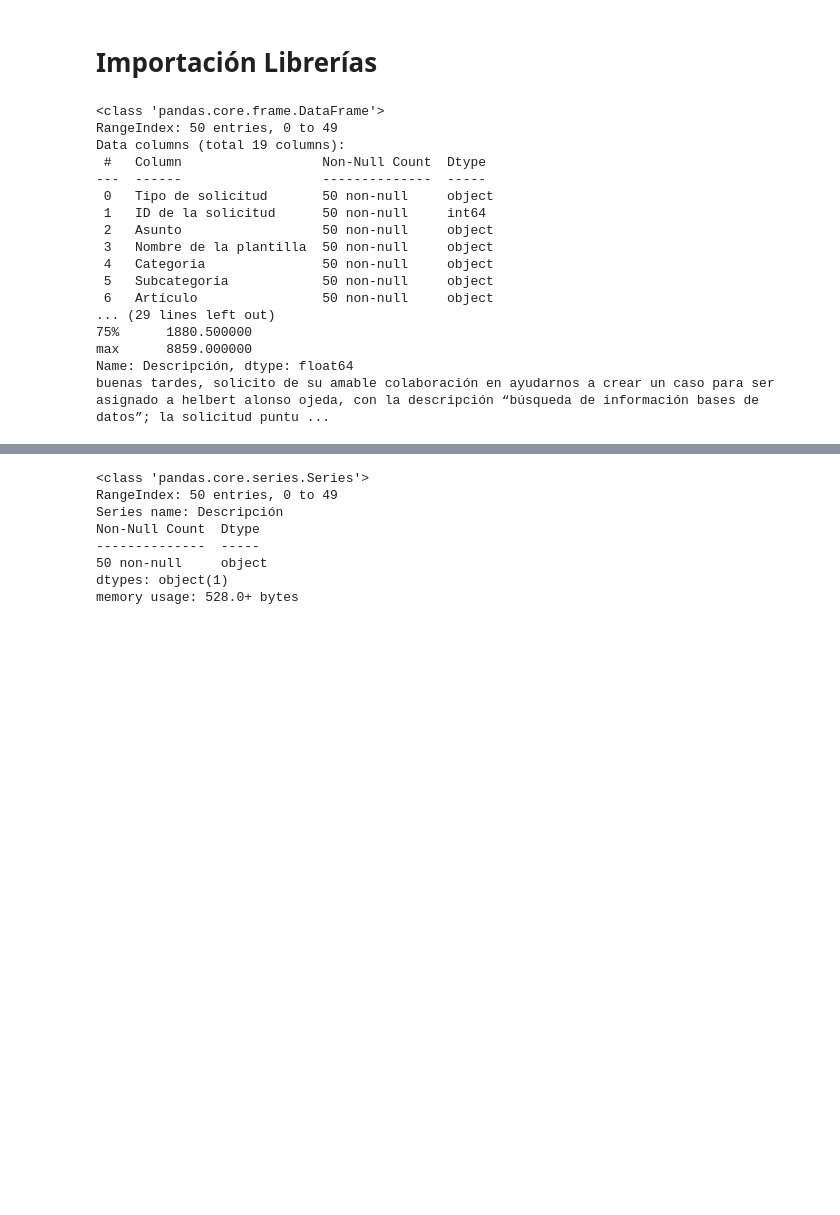
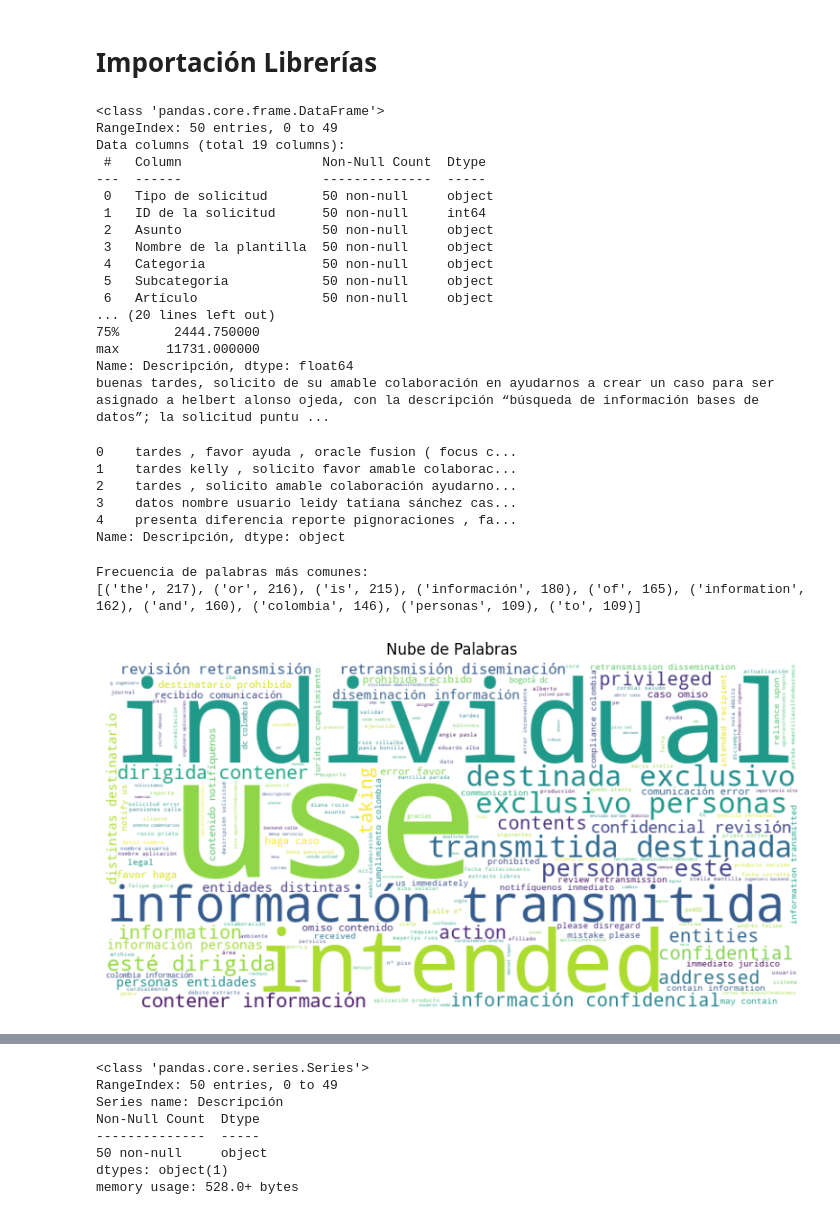
Before and after one commit to mgualteros/ProyectoProfundizacion, a Jupyter notebook: Profundización I/Limpieza información/Limpieza y embeddings 50 registros.ipynb, the cells around one changed output, grey strips where cells are left out. Saved outputs shown, nothing was run; the diff lists cells and outputs as text; code cells hidden in the pictures; blank space fills up the shorter version.

```diff
--- a/Profundización I/Limpieza información/Limpieza y embeddings 50 registros.ipynb
+++ b/Profundización I/Limpieza información/Limpieza y embeddings 50 registros.ipynb
@@ -29,13 +29,12 @@ longitudes = casos.str.len()
 summarylongitudes = longitudes.describe()
 print(summarylongitudes)
 
-casos_limpios = casos.str.replace(r'\s+', ' ', regex=True)  # Eliminar espacios extra y saltos de línea
-casos_limpios = casos_limpios.str.strip()  # Eliminar espacios al inicio y final
-casos_limpios = casos_limpios.str.lower()  # Convertir todo a minúsculas
+casos_limpios = casos.str.replace(r'\s+', ' ', regex=True)
+casos_limpios = casos_limpios.str.strip()
+casos_limpios = casos_limpios.str.lower()
 
 longitudes2 = casos_limpios.str.len()
 summarylongitudes2 = longitudes2.describe()
-print(summarylongitudes2)
 
 print(casos_limpios[2])
 # %% [output]
@@ -51,8 +50,38 @@ Data columns (total 19 columns):
  4   Categoria               50 non-null     object
  5   Subcategoria            50 non-null     object
  6   Artículo                50 non-null     object
-... (29 lines left out)
-75%      1880.500000
-max      8859.000000
+... (20 lines left out)
+75%       2444.750000
+max      11731.000000
 Name: Descripción, dtype: float64
 buenas tardes, solicito de su amable colaboración en ayudarnos a crear un caso para ser asignado a helbert alonso ojeda, con la descripción “búsqueda de información bases de datos”; la solicitud puntu ...
+# %%
+import spacy
+
+nlp = spacy.load("es_core_news_sm")
+stop_words = nlp.Defaults.stop_words
+
+# Eliminar stopwords de cada texto
+def eliminar_stopwords_spacy(texto):
+    doc = nlp(texto)
+    palabras_limpias = [token.text for token in doc if not token.is_stop]
+    return ' '.join(palabras_limpias)
+
+casos_sin_stopwords_spacy = casos_limpios.apply(eliminar_stopwords_spacy)
+print(casos_sin_stopwords_spacy.head())
+# %% [output]
+0    tardes , favor ayuda , oracle fusion ( focus c...
+1    tardes kelly , solicito favor amable colaborac...
+2    tardes , solicito amable colaboración ayudarno...
+3    datos nombre usuario leidy tatiana sánchez cas...
+4    presenta diferencia reporte pignoraciones , fa...
+Name: Descripción, dtype: object
+# %%
+import re
+
+# Función para eliminar comas, puntos y símbolos
+def eliminar_simbolos(texto):
+    return re.sub(r'[^\w\s]', '', texto)  # Sustituye cualquier carácter que no sea letra, número o espacio
+
+# Aplicar la función a tus textos
+casos_finales = casos_sin_stopwords_spacy.apply(eliminar_simbolos)
@@ -58,0 +97,22 @@ buenas tardes, solicito de su amable colaboración en ayudarnos a crear un caso
+# %%
+from collections import Counter
+
+todas_palabras = ' '.join(casos_finales).split()
+frecuencia_palabras = Counter(todas_palabras)
+print("Frecuencia de palabras más comunes:")
+print(frecuencia_palabras.most_common(10))
+# %% [output]
+Frecuencia de palabras más comunes:
+[('the', 217), ('or', 216), ('is', 215), ('información', 180), ('of', 165), ('information', 162), ('and', 160), ('colombia', 146), ('personas', 109), ('to', 109)]
+# %%
+from wordcloud import WordCloud
+import matplotlib.pyplot as plt
+texto_completo = ' '.join(casos_finales)
+wordcloud = WordCloud(width=800, height=400, background_color='white').generate(texto_completo)
+plt.figure(figsize=(10, 5))
+plt.imshow(wordcloud, interpolation='bilinear')
+plt.axis('off')
+plt.title("Nube de Palabras")
+plt.show()
+# %% [output]
+[figure, added]
```
Also changed, not shown: parts of 11 cells of this notebook, 2 other files.
